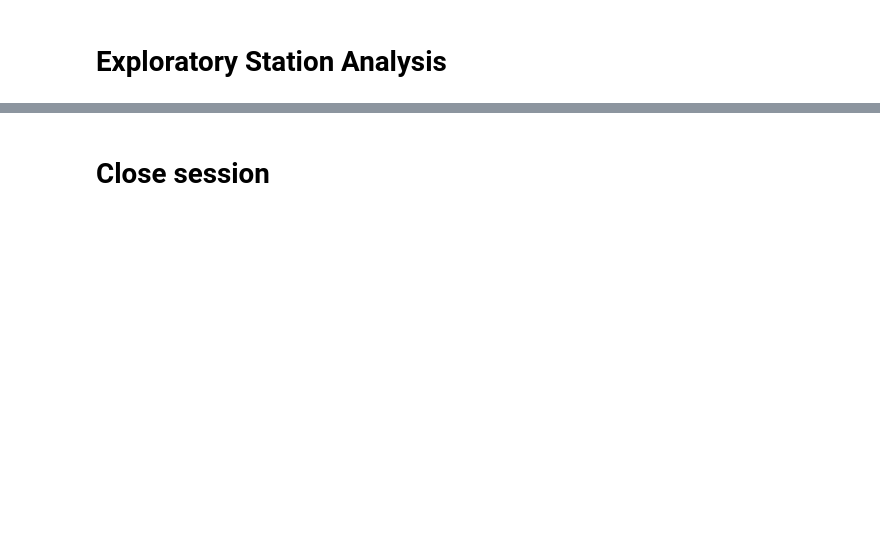
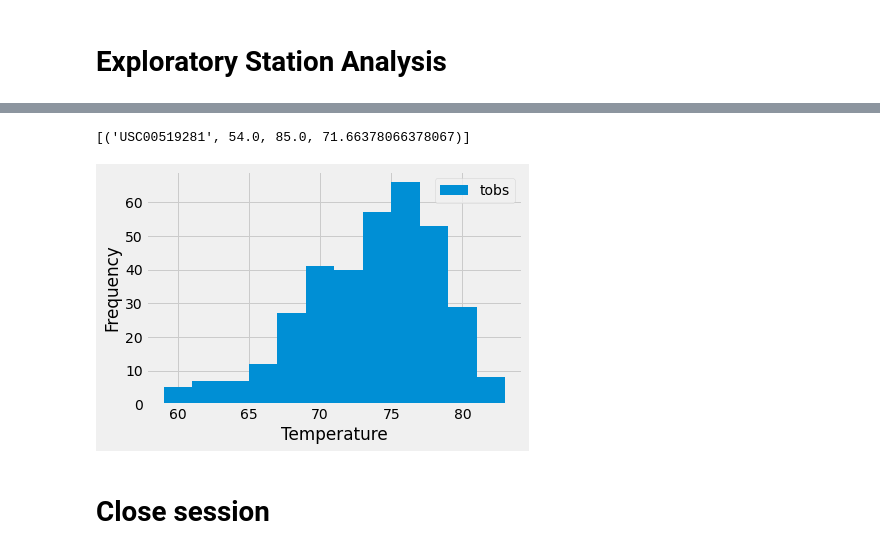
Before and after one commit to jargosin/sqlalchemy-challenge, a Jupyter notebook: sqlalchemy-challenge/Instructions/climate_starter.ipynb, the cells around one changed output, grey strips where cells are left out. Saved outputs shown, nothing was run; the diff lists cells and outputs as text; code cells hidden in the pictures; blank space fills up the shorter version.

```diff
--- a/sqlalchemy-challenge/Instructions/climate_starter.ipynb
+++ b/sqlalchemy-challenge/Instructions/climate_starter.ipynb
@@ -61,8 +138,30 @@ engine = create_engine("sqlite:///Resources/hawaii.sqlite")
 # %%
 # Using the most active station id from the previous query, calculate the lowest, highest, and average temperature.
+sel = [Measurement.station,
+      func.min(Measurement.tobs),
+      func.max(Measurement.tobs),
+      func.avg(Measurement.tobs)]
+most_active_station = session.query(*sel).\
+    filter(Measurement.station == 'USC00519281').all()
+most_active_station
+# %% [output]
+[('USC00519281', 54.0, 85.0, 71.66378066378067)]
 # %%
 # Using the most active station id
 # Query the last 12 months of temperature observation data for this station and plot the results as a histogram
+yearly_tobs = session.query(Measurement.date,
+                            Measurement.tobs).filter(Measurement.date >= start_date,
+                                                     Measurement.date <= end_date,
+                                                     Measurement.station == 'USC00519281').all()
+# %%
+df2 = pd.DataFrame(yearly_tobs, columns=['date', 'tobs'])
+df2.set_index('date', inplace=True)
+df2 = df2.sort_index()
+ax = df2.plot.hist(bins=12)
+plt.xlabel('Temperature')
+plt.show()
+# %% [output]
+[figure, added]
 # %% [markdown]
 # Close session
 # %%
```
Also changed, not shown: parts of 12 cells of this notebook, 1 other file.
